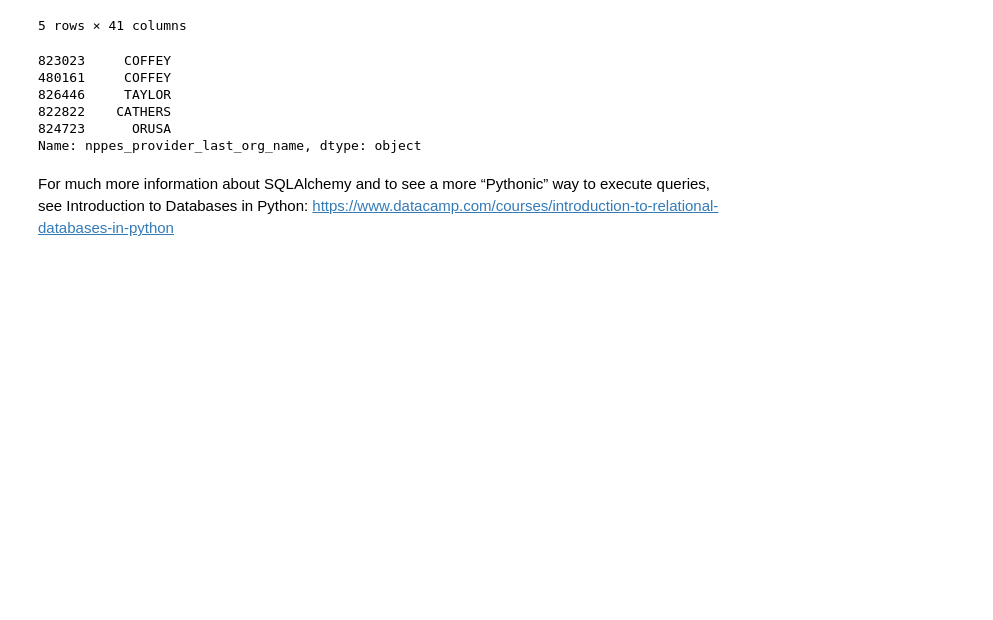
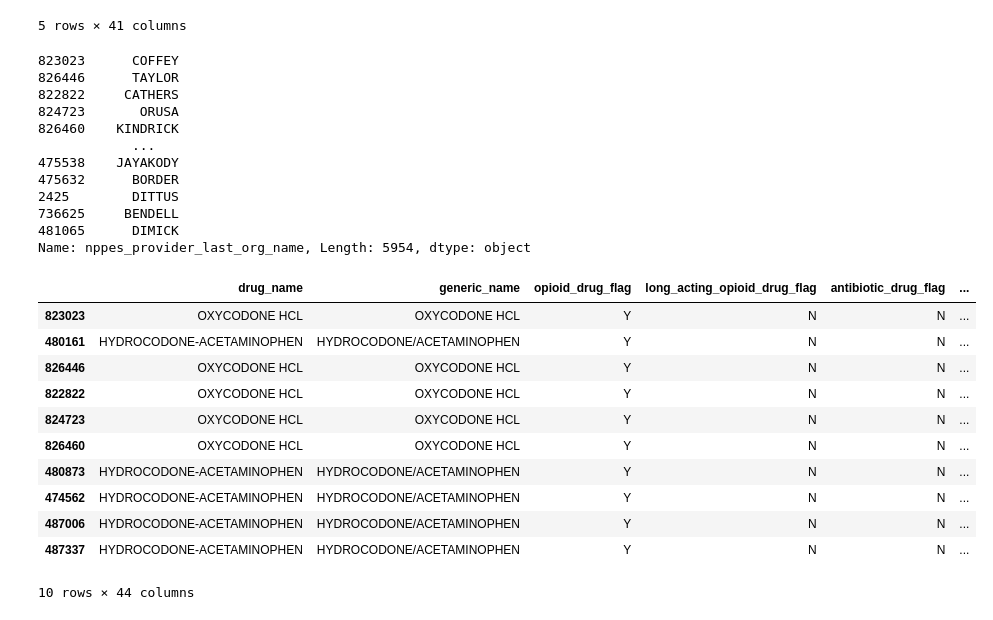
Before and after one commit to NSS-Data-Analytics-Cohort-12/prescribers-python-da12-v2-pandamore, a Jupyter notebook: notebooks/prescribers.ipynb, the cells around one changed output. Cells and saved outputs as stored; diff of their text form; code cells hidden in the pictures; blank space fills up the shorter version.

Commit message:
last question

```diff
--- a/notebooks/prescribers.ipynb
+++ b/notebooks/prescribers.ipynb
@@ -212,14 +212,21 @@ zippy.head()
 # %%
 zippy_combo = pd.merge(zippy, county_df, on = 'fipscounty', how = 'left')
 zippy_combo_df = zippy_combo.loc[zippy_combo['opioid_drug_flag'] == 'Y']
-zippy_combo_df_sorted = zippy_combo_df.sort_values('total_claim_count', ascending = False)
+zippy_combo_sorted = zippy_combo_df.loc[zippy_combo_df['state'] == 'TN']
+zippy_combo_df_sorted = zippy_combo_sorted.sort_values('total_claim_count', ascending = False)
 zippy_combo_df_sorted_companies = zippy_combo_df_sorted['nppes_provider_last_org_name']
-zippy_combo_df_sorted_companies.head()
+display(zippy_combo_df_sorted_companies.drop_duplicates())
 # %% [output]
-823023     COFFEY
-480161     COFFEY
-826446     TAYLOR
-822822    CATHERS
-824723      ORUSA
-Name: nppes_provider_last_org_name, dtype: object
+823023      COFFEY
+826446      TAYLOR
+822822     CATHERS
+824723       ORUSA
+826460    KINDRICK
+            ...
+475538    JAYAKODY
+475632      BORDER
+2425        DITTUS
+736625     BENDELL
+481065      DIMICK
+Name: nppes_provider_last_org_name, Length: 5954, dtype: object
 # %%
@@ -227,2 +234,19 @@ Name: nppes_provider_last_org_name, dtype: object
-# %% [markdown]
-For much more information about SQLAlchemy and to see a more “Pythonic” way to execute queries, see Introduction to Databases in Python: https://www.datacamp.com/courses/introduction-to-relational-databases-in-python
+# %%
+zippy_combo = pd.merge(zippy, county_df, on = 'fipscounty', how = 'left')
+zippy_combo_df = zippy_combo.loc[zippy_combo['opioid_drug_flag'] == 'Y']
+zippy_combo_sorted = zippy_combo_df.loc[zippy_combo_df['state'] == 'TN']
+zippy_combo_df_sorted = zippy_combo_sorted.sort_values('total_claim_count', ascending = False)
+zippy_combo_df_sorted.head(10)
+# %% [output]
+|  | drug_name | generic_name | opioid_drug_flag | long_acting_opioid_drug_flag | antibiotic_drug_flag | ... |
+| 823023 | OXYCODONE HCL | OXYCODONE HCL | Y | N | N | ... |
+| 480161 | HYDROCODONE-ACETAMINOPHEN | HYDROCODONE/ACETAMINOPHEN | Y | N | N | ... |
+| 826446 | OXYCODONE HCL | OXYCODONE HCL | Y | N | N | ... |
+| 822822 | OXYCODONE HCL | OXYCODONE HCL | Y | N | N | ... |
+| 824723 | OXYCODONE HCL | OXYCODONE HCL | Y | N | N | ... |
+| 826460 | OXYCODONE HCL | OXYCODONE HCL | Y | N | N | ... |
+| 480873 | HYDROCODONE-ACETAMINOPHEN | HYDROCODONE/ACETAMINOPHEN | Y | N | N | ... |
+| 474562 | HYDROCODONE-ACETAMINOPHEN | HYDROCODONE/ACETAMINOPHEN | Y | N | N | ... |
+| 487006 | HYDROCODONE-ACETAMINOPHEN | HYDROCODONE/ACETAMINOPHEN | Y | N | N | ... |
+| 487337 | HYDROCODONE-ACETAMINOPHEN | HYDROCODONE/ACETAMINOPHEN | Y | N | N | ... |
+10 rows × 44 columns
```
Also changed, not shown: parts of 12 cells of this notebook.
